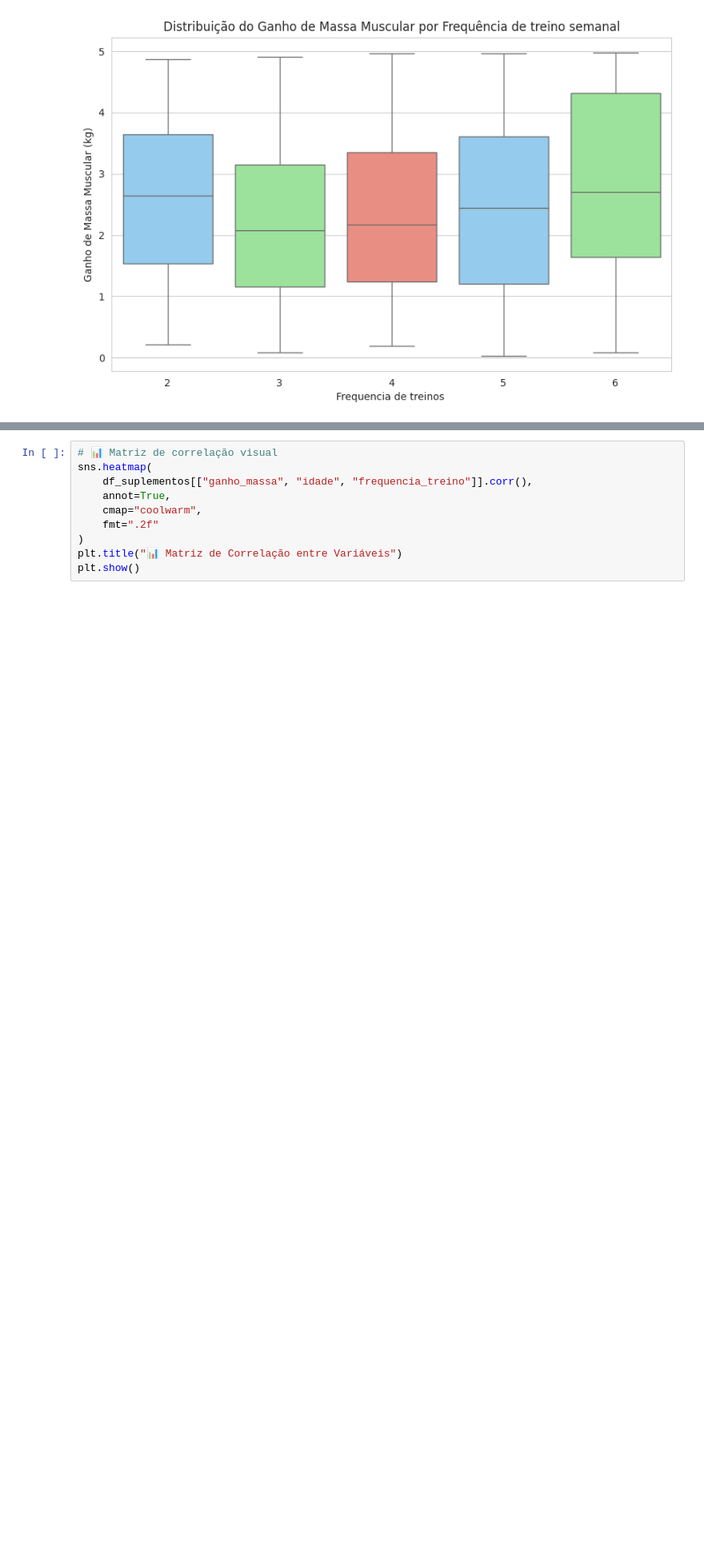
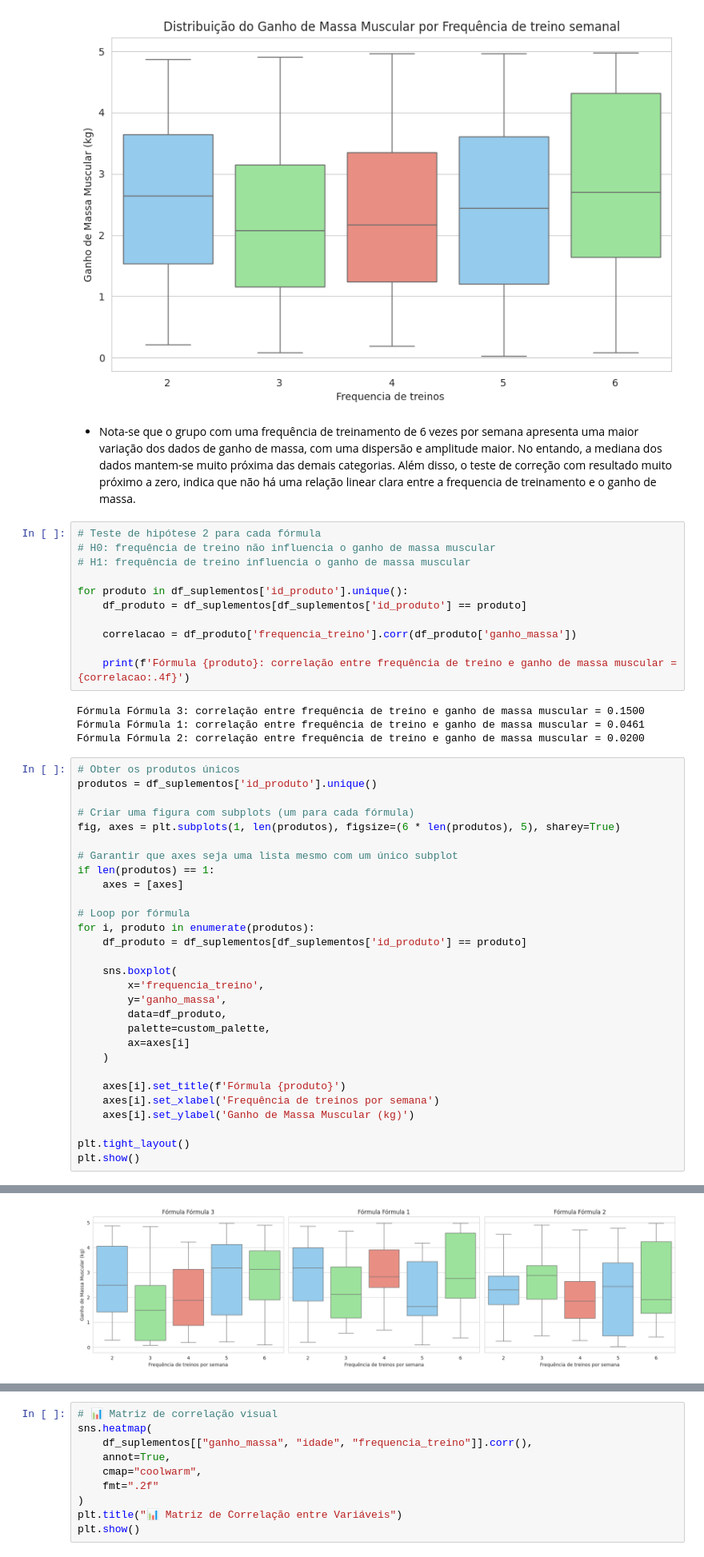
Before and after one commit to AmparoPastor/WoMakersCode-DataAnalytics-DesafiosEmSquad, a Jupyter notebook: Desafio4_completo_em_squad.ipynb, the cells around one changed output, grey strips where cells are left out. Shown: that part at 80% size. Saved outputs shown, nothing was run; the diff lists cells and outputs as text; blank space fills up the shorter version.

```diff
--- a/Desafio4_completo_em_squad.ipynb
+++ b/Desafio4_completo_em_squad.ipynb
@@ -382,3 +452,50 @@ Passing `palette` without assigning `hue` is deprecated and will be removed in v
 The palette list has fewer values (3) than needed (5) and will cycle, which may produce an uninterpretable plot.
   sns.boxplot(x='frequencia_treino', y='ganho_massa', data=df_suplementos, palette=custom_palette)
 [figure]
+# %% [markdown]
+* Nota-se que o grupo com uma frequência de treinamento de 6 vezes por semana apresenta uma maior variação dos dados de ganho de massa, com uma dispersão e amplitude maior. No entando, a mediana dos dados mantem-se muito próxima das demais categorias. Além disso, o teste de correção com resultado muito próximo a zero, indica que não há uma relação linear clara entre a frequencia de treinamento e o ganho de massa.
+# %%
+# Teste de hipótese 2 para cada fórmula
+# H0: frequência de treino não influencia o ganho de massa muscular
+# H1: frequência de treino influencia o ganho de massa muscular
+
+for produto in df_suplementos['id_produto'].unique():
+    df_produto = df_suplementos[df_suplementos['id_produto'] == produto]
+
+    correlacao = df_produto['frequencia_treino'].corr(df_produto['ganho_massa'])
+
+    print(f'Fórmula {produto}: correlação entre frequência de treino e ganho de massa muscular = {correlacao:.4f}')
+# %% [output]
+Fórmula Fórmula 3: correlação entre frequência de treino e ganho de massa muscular = 0.1500
+Fórmula Fórmula 1: correlação entre frequência de treino e ganho de massa muscular = 0.0461
+Fórmula Fórmula 2: correlação entre frequência de treino e ganho de massa muscular = 0.0200
+# %%
+# Obter os produtos únicos
+produtos = df_suplementos['id_produto'].unique()
+
+# Criar uma figura com subplots (um para cada fórmula)
+fig, axes = plt.subplots(1, len(produtos), figsize=(6 * len(produtos), 5), sharey=True)
+
+# Garantir que axes seja uma lista mesmo com um único subplot
+if len(produtos) == 1:
+    axes = [axes]
+
+# Loop por fórmula
+for i, produto in enumerate(produtos):
+    df_produto = df_suplementos[df_suplementos['id_produto'] == produto]
+
+    sns.boxplot(
+        x='frequencia_treino',
+        y='ganho_massa',
+        data=df_produto,
+        palette=custom_palette,
+        ax=axes[i]
+    )
+
+    axes[i].set_title(f'Fórmula {produto}')
+    axes[i].set_xlabel('Frequência de treinos por semana')
+    axes[i].set_ylabel('Ganho de Massa Muscular (kg)')
+
+plt.tight_layout()
+plt.show()
+# %% [output]
@@ -385,3 +519,4 @@ The palette list has fewer values (3) than needed (5) and will cycle, which may
+[figure, added]
 # %% [markdown]
 ### 📈 Correlação entre variáveis
 
```
Also changed, not shown: parts of 19 cells of this notebook.
